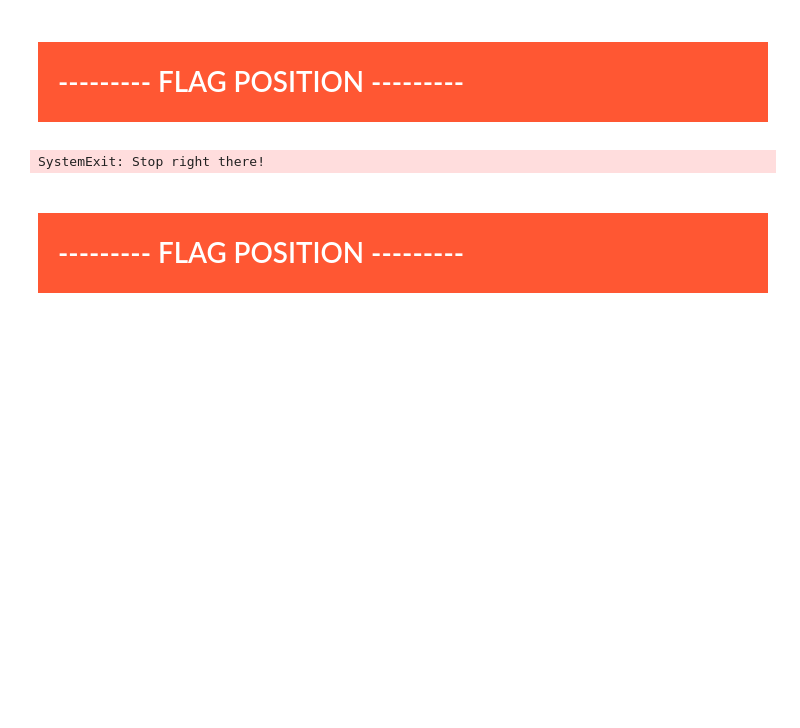
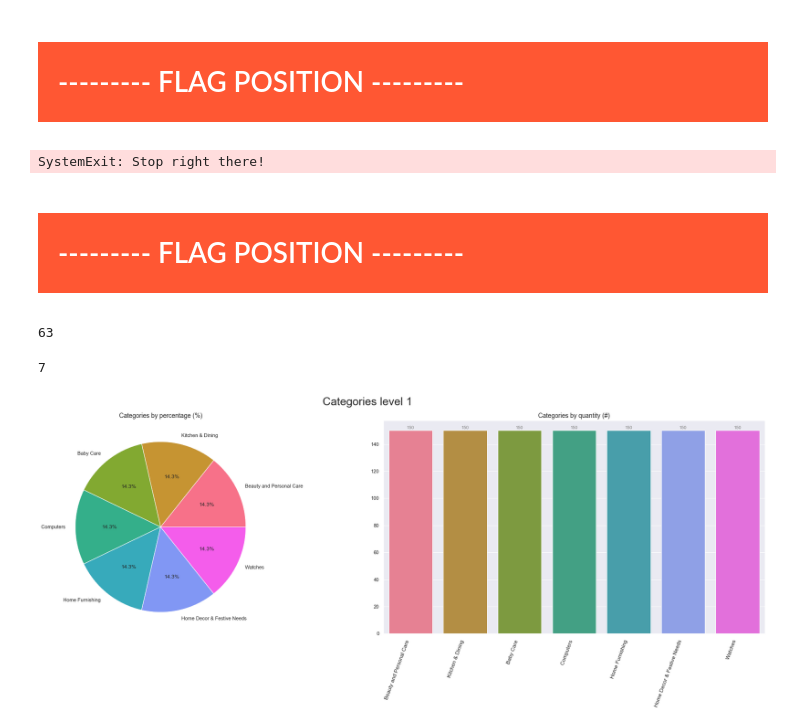
Before and after one commit to samirhinojosa/OC-P6-automatically-classify-consumer-goods, a Jupyter notebook: text_analysis_notebook.ipynb, the cells around one changed output. Cells and saved outputs as stored; diff of their text form; code cells hidden in the pictures; blank space fills up the shorter version.

Commit message:
plotting barplot and pie

```diff
--- a/text_analysis_notebook.ipynb
+++ b/text_analysis_notebook.ipynb
@@ -333,2 +340,42 @@ df_data.head()
 # %%
-df_data["category_1"].nunique()
+df_data["category_2"].nunique()
+# %% [output]
+63
+# %%
+def barplot_and_pie(df, title, key_word):
+
+    # Getting the data to plot them
+    data = df.sort_values(ascending=False).value_counts().values.tolist()
+    labels = df.sort_values(ascending=False).value_counts().index.tolist()
+    print(len(data))
+    if len(data) > 10:
+        figsize = [25,10]
+    else:
+        figsize = [14,10]
+
+    # defining the color palette
+    colors = sns.color_palette("husl", len(data))
+
+    # Setting up the fig
+    fig, (ax1, ax2) = plt.subplots(nrows=1, ncols=2, figsize=[25,10])
+    fig.suptitle(title, size=25)
+
+    # Setting up the pieplot
+    ax1.set_title(key_word + " by percentage (%)", size=14)
+    ax1.pie(x=data, labels=labels, colors=colors, autopct='%1.1f%%')
+
+    # Setting up the barplot
+    ax2.set_title(key_word + " by quantity (#)", size=14)
+    plot = sns.barplot(x=labels, y=data, ax=ax2)
+    plot.set_xticklabels(labels=labels, rotation=70, size=12, horizontalalignment="right")
+
+    for index, d in enumerate(data):
+        plt.text(x=index, y=d+1 , s=f"{d}", horizontalalignment="center", fontdict=dict(fontsize=10, color="gray"))
+
+    plt.tight_layout()
+    plt.show()
+# %%
+barplot_and_pie(df_data["category_1"], "Categories level 1", "Categories")
+# %% [output]
+7
+[figure, added]
```
Also changed, not shown: parts of 8 cells of this notebook, 1 other file.
